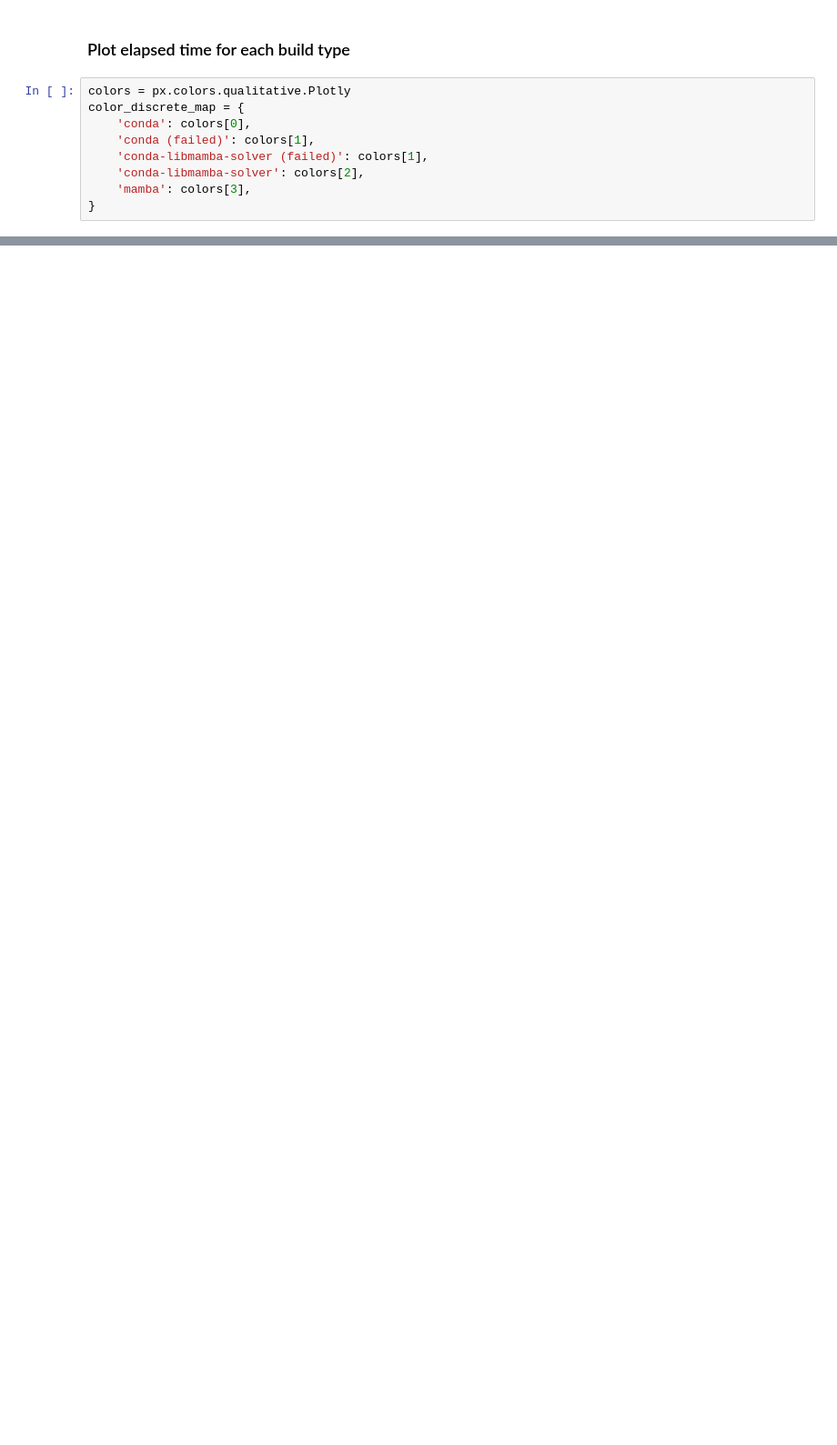
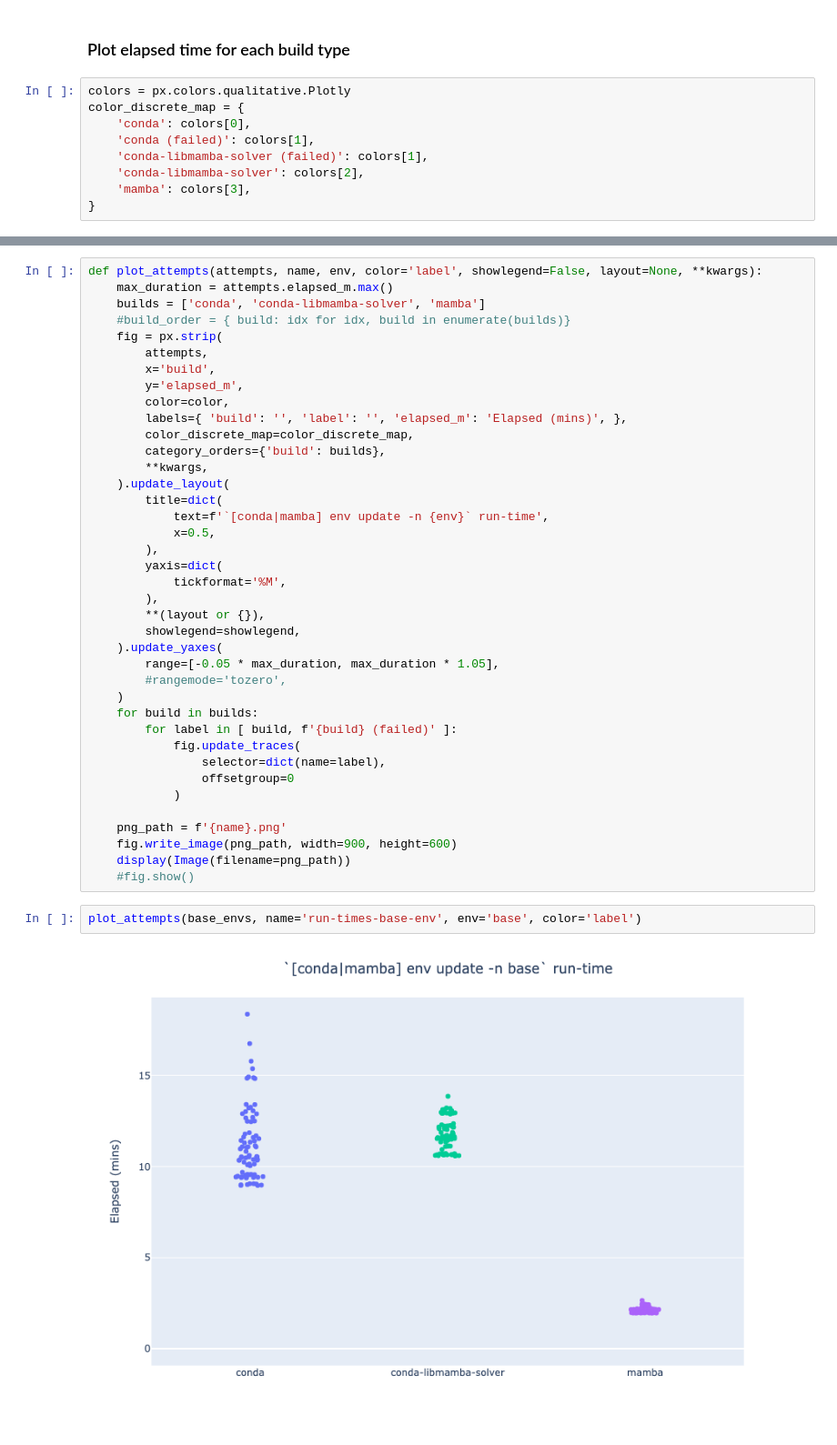
Before and after one commit to runsascoded/libmamba-solver-test, a Jupyter notebook: build-times.ipynb, the cells around one changed output, grey strips where cells are left out. Shown: that part at 91% size. Drawn from its saved outputs; the diff is of its cells as text; blank space fills up the shorter version.

Commit message:
update plots, readme

```diff
--- a/build-times.ipynb
+++ b/build-times.ipynb
@@ -321,0 +264,43 @@ plot_attempts(new_envs, name='run-times-new-env', env='my-env')
+# %%
+def plot_attempts(attempts, name, env, color='label', showlegend=False, layout=None, **kwargs):
+    max_duration = attempts.elapsed_m.max()
+    builds = ['conda', 'conda-libmamba-solver', 'mamba']
+    #build_order = { build: idx for idx, build in enumerate(builds)}
+    fig = px.strip(
+        attempts,
+        x='build',
+        y='elapsed_m',
+        color=color,
+        labels={ 'build': '', 'label': '', 'elapsed_m': 'Elapsed (mins)', },
+        color_discrete_map=color_discrete_map,
+        category_orders={'build': builds},
+        **kwargs,
+    ).update_layout(
+        title=dict(
+            text=f'`[conda|mamba] env update -n {env}` run-time',
+            x=0.5,
+        ),
+        yaxis=dict(
+            tickformat='%M',
+        ),
+        **(layout or {}),
+        showlegend=showlegend,
+    ).update_yaxes(
+        range=[-0.05 * max_duration, max_duration * 1.05],
+        #rangemode='tozero',
+    )
+    for build in builds:
+        for label in [ build, f'{build} (failed)' ]:
+            fig.update_traces(
+                selector=dict(name=label),
+                offsetgroup=0
+            )
+
+    png_path = f'{name}.png'
+    fig.write_image(png_path, width=900, height=600)
+    display(Image(filename=png_path))
+    #fig.show()
+# %%
+plot_attempts(base_envs, name='run-times-base-env', env='base', color='label')
+# %% [output]
+[figure, added]
```
Also changed, not shown: parts of 12 cells of this notebook, 3 other files.
